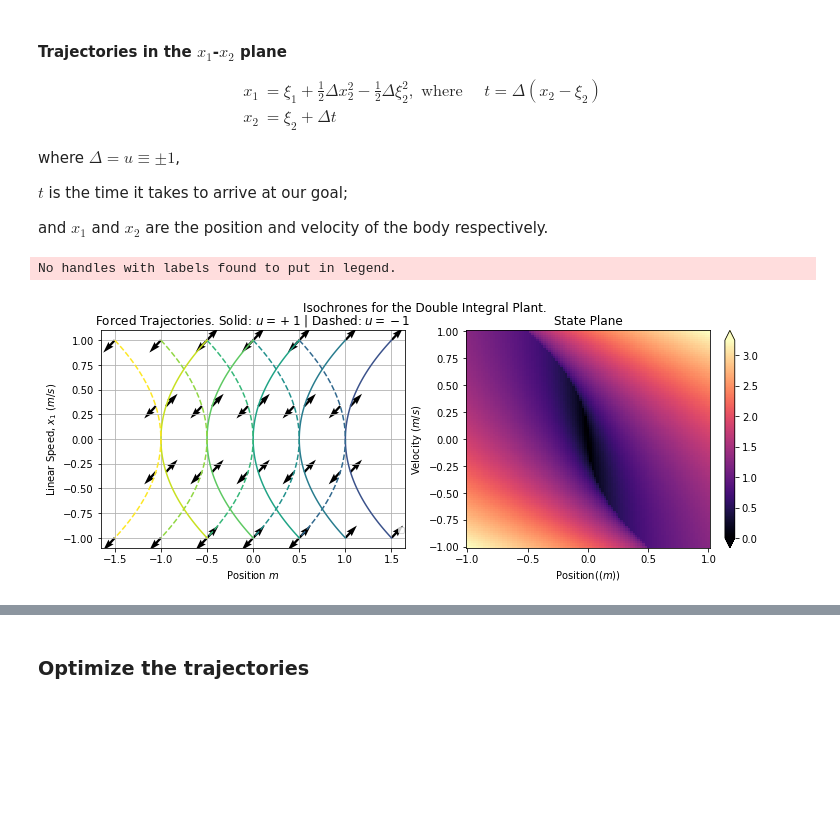
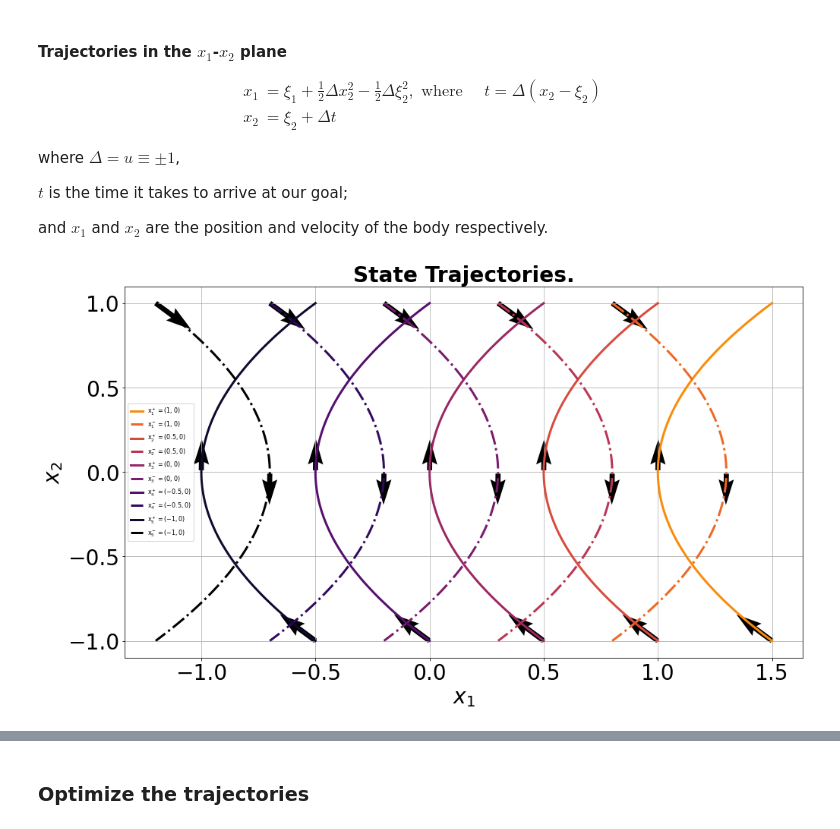
Before and after one commit to robotsorcerer/ComplexBRAT, a Jupyter notebook: Notes/double_integrator_basic.ipynb, the cells around one changed output, grey strips where cells are left out. Drawn from its saved outputs; the diff is of its cells as text; code cells hidden in the pictures; blank space fills up the shorter version.

```diff
--- a/Notes/double_integrator_basic.ipynb
+++ b/Notes/double_integrator_basic.ipynb
@@ -256,7 +255,6 @@ def show_attr(g, attr, xis):
 # %%
 
     xis = [(1,0), (.5, 0),  (0,0), (-.5, 0), (-1,0)]
-    show_attr(g, attr, xis)
+    show_trajectories(g, attr, xis)
 # %% [output]
-No handles with labels found to put in legend.
-[figure, old version]
+[figure, new version]
```
Also changed, not shown: parts of 11 cells of this notebook, 3 other files.
